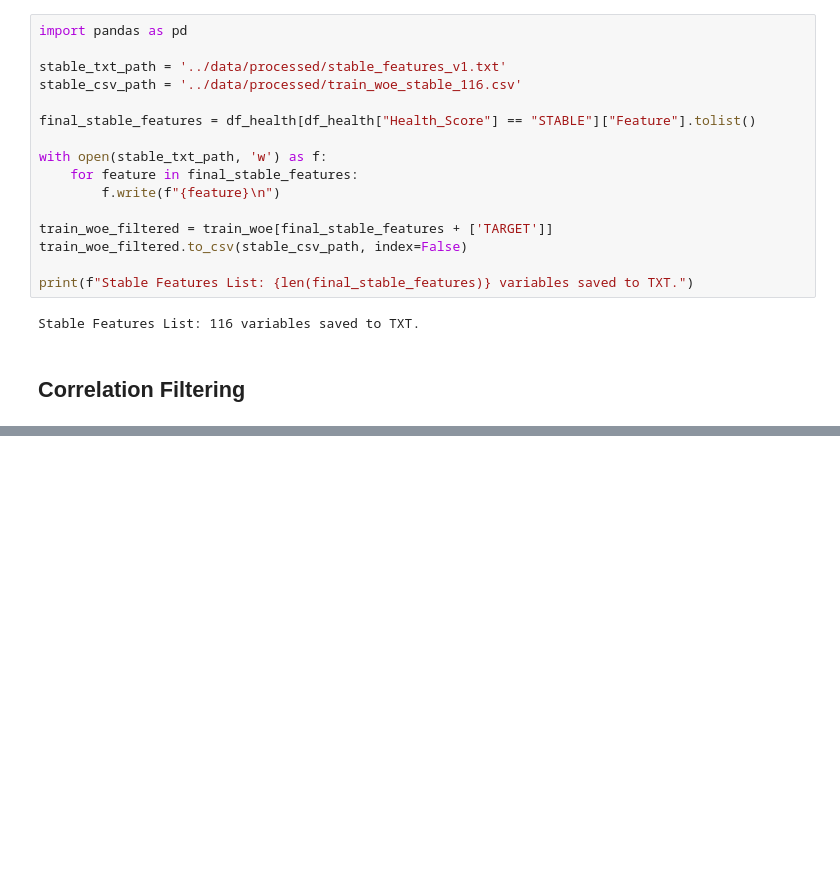
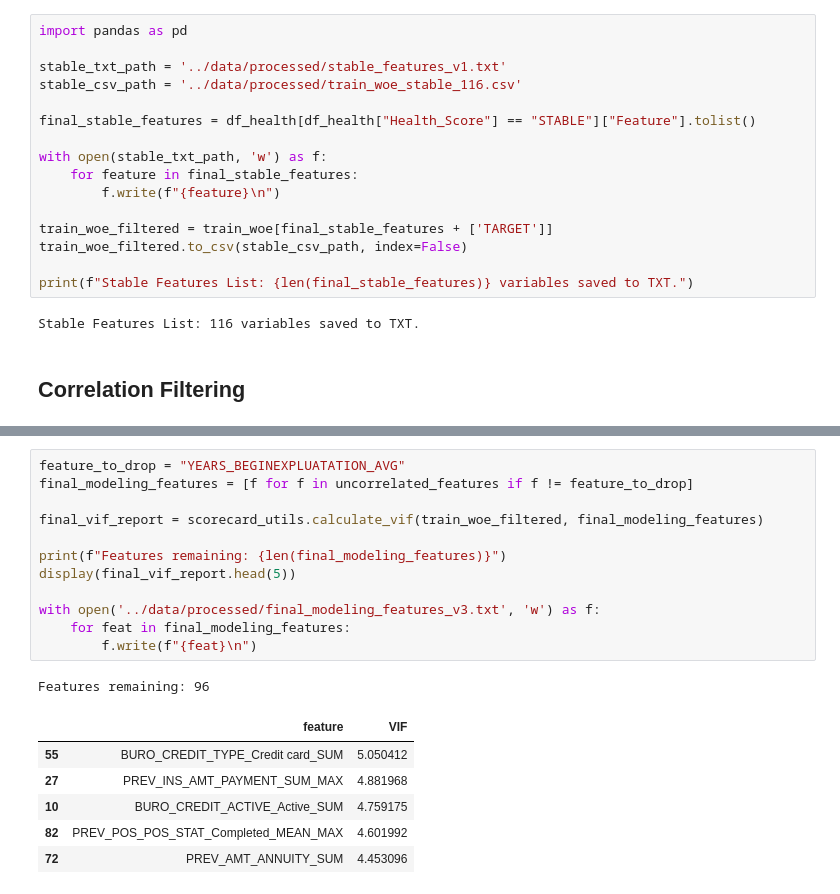
Before and after one commit to ErenReyhanlioglu/Credit_Risk_Analysis, a Jupyter notebook: notebooks/02_feature_selection_and_binning.ipynb, the cells around one changed output, grey strips where cells are left out. Cells and saved outputs as stored; diff of their text form; blank space fills up the shorter version.

Commit message:
feat: feature selection finalized with 96 features, all VIF < 5.05

```diff
--- a/notebooks/02_feature_selection_and_binning.ipynb
+++ b/notebooks/02_feature_selection_and_binning.ipynb
@@ -275,0 +299,20 @@ print(f"Variables remaining after Correlation Filter: {len(uncorrelated_features
+# %%
+feature_to_drop = "YEARS_BEGINEXPLUATATION_AVG"
+final_modeling_features = [f for f in uncorrelated_features if f != feature_to_drop]
+
+final_vif_report = scorecard_utils.calculate_vif(train_woe_filtered, final_modeling_features)
+
+print(f"Features remaining: {len(final_modeling_features)}")
+display(final_vif_report.head(5))
+
+with open('../data/processed/final_modeling_features_v3.txt', 'w') as f:
+    for feat in final_modeling_features:
+        f.write(f"{feat}\n")
+# %% [output]
+Features remaining: 96
+|  | feature | VIF |
+| 55 | BURO_CREDIT_TYPE_Credit card_SUM | 5.050412 |
+| 27 | PREV_INS_AMT_PAYMENT_SUM_MAX | 4.881968 |
+| 10 | BURO_CREDIT_ACTIVE_Active_SUM | 4.759175 |
+| 82 | PREV_POS_POS_STAT_Completed_MEAN_MAX | 4.601992 |
+| 72 | PREV_AMT_ANNUITY_SUM | 4.453096 |
```
Also changed, not shown: parts of 3 cells of this notebook, 1 other file.
